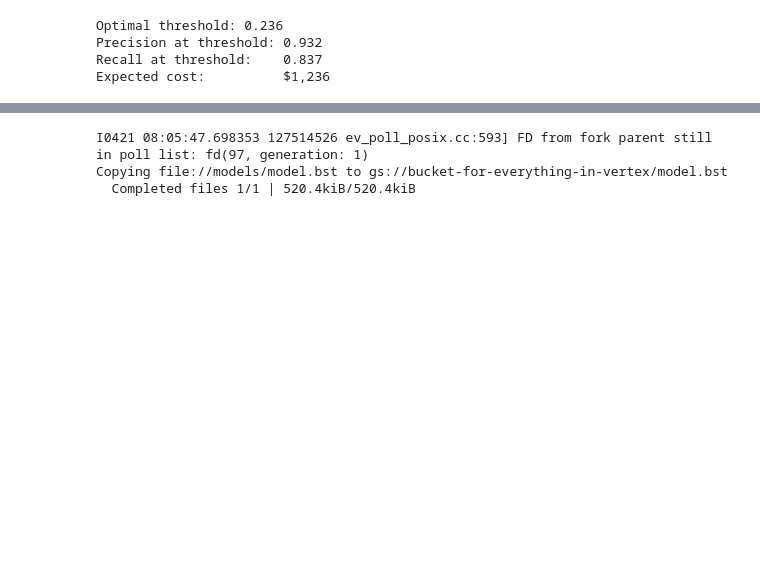
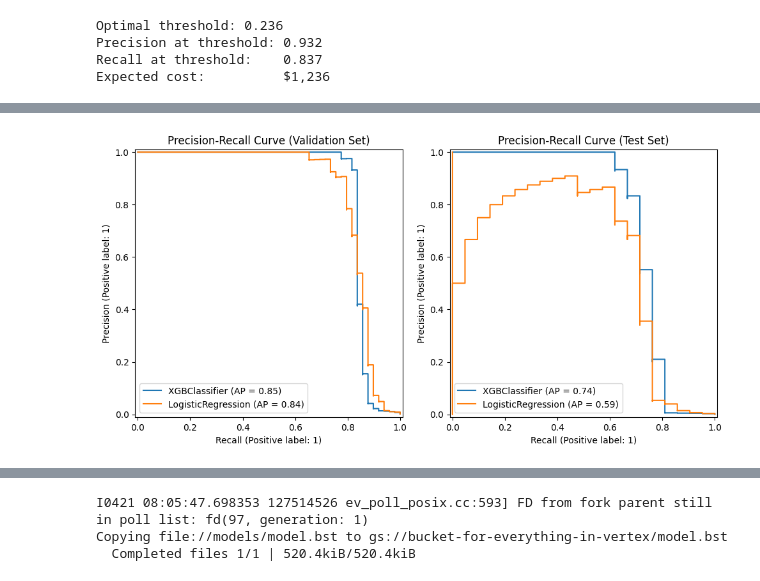
Before and after one commit to smasuno/fraud-detection, a Jupyter notebook: fraud_detection.ipynb, the cells around one changed output, grey strips where cells are left out. Saved outputs shown, nothing was run; the diff lists cells and outputs as text; code cells hidden in the pictures; blank space fills up the shorter version.

```diff
--- a/fraud_detection.ipynb
+++ b/fraud_detection.ipynb
@@ -518,0 +403,5 @@ plt.savefig("precision_recall.png")
+# %%
+from src.utils import precision_recall_chart
+precision_recall_chart(model, y_valid, y_test, X_valid, X_test)
+# %% [output]
+[figure, added]
```
Also changed, not shown: parts of 32 cells of this notebook, 7 other files.
